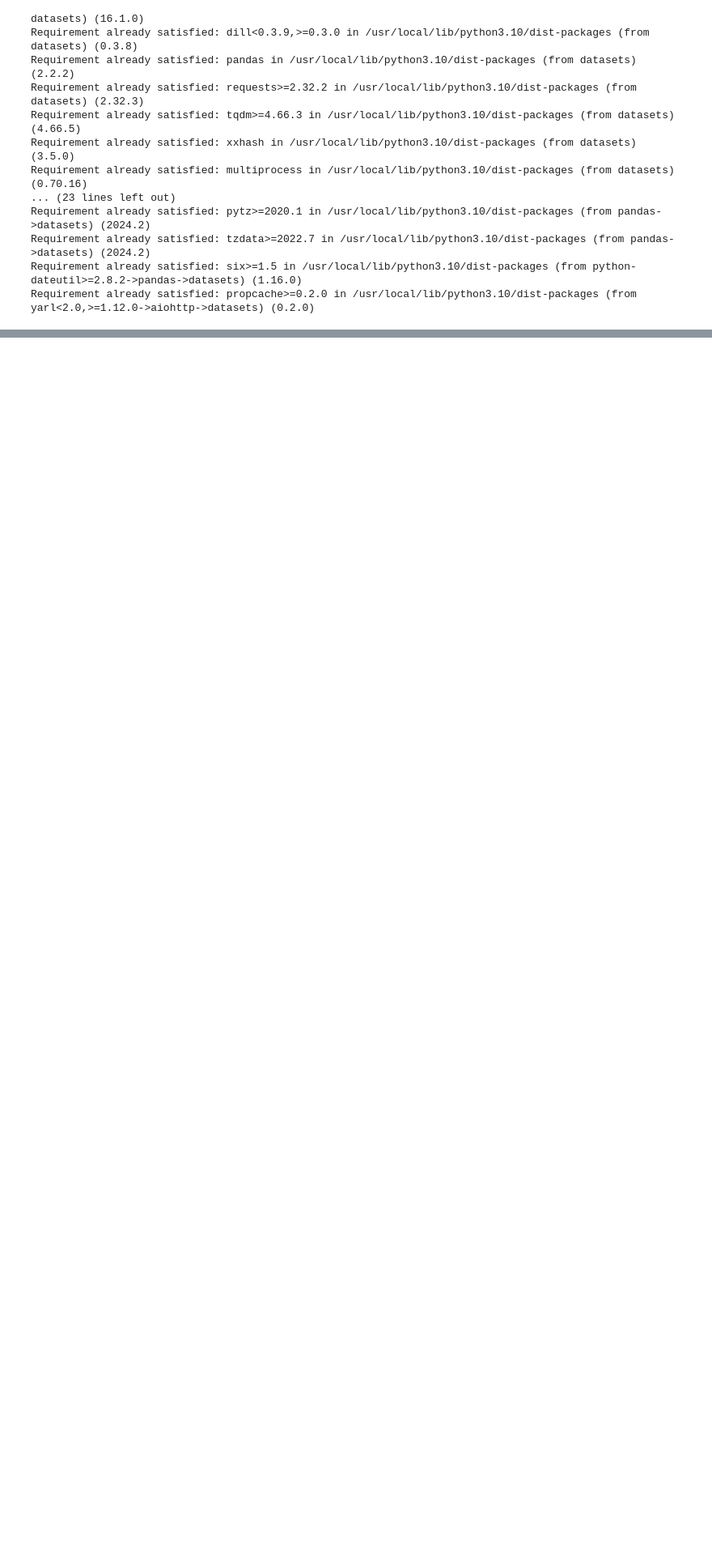
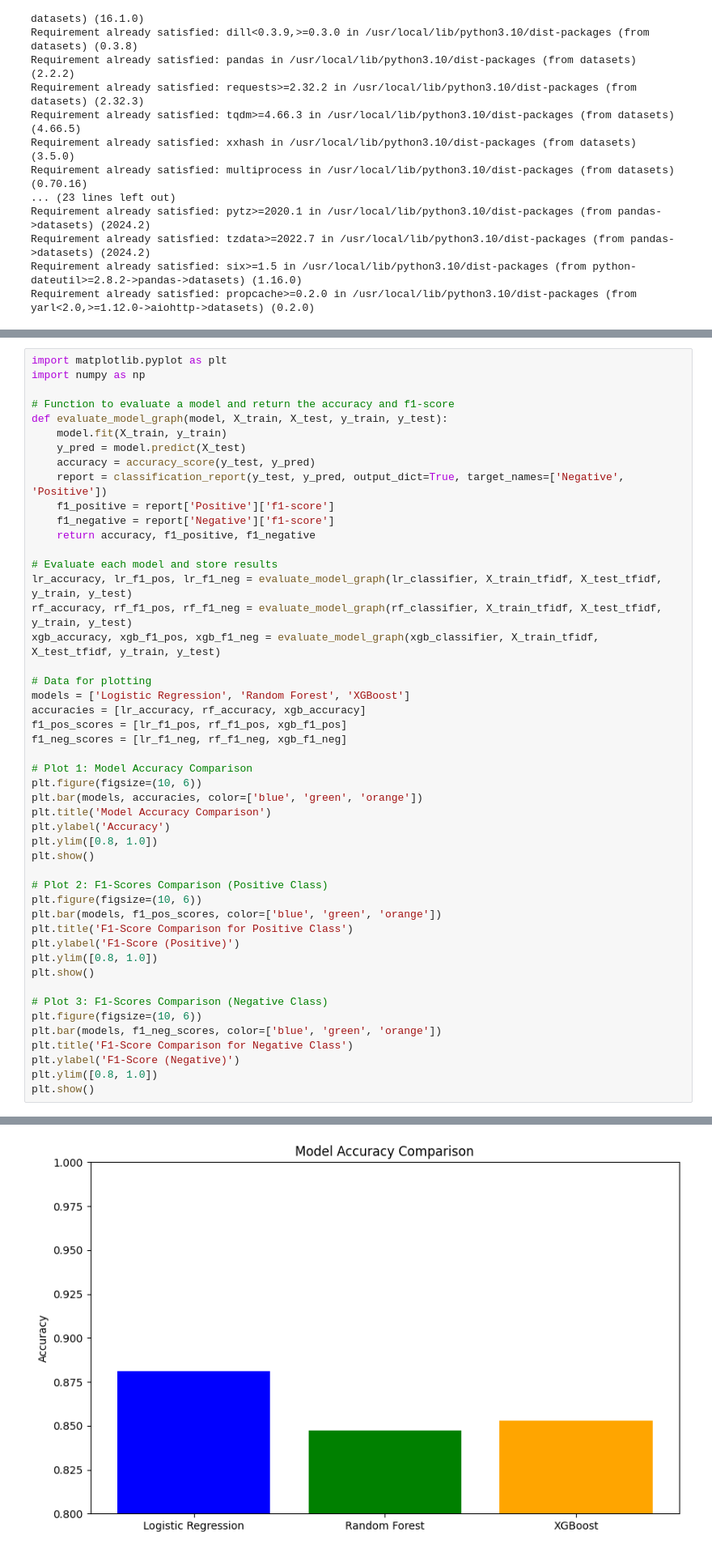
Before and after one commit to A790227/data-project-llm, a Jupyter notebook: Untitled0.ipynb, the cells around one changed output, grey strips where cells are left out. Shown: that part at 81% size. Cells and saved outputs as stored; diff of their text form; blank space fills up the shorter version.

```diff
--- a/Untitled0.ipynb
+++ b/Untitled0.ipynb
@@ -517,0 +778,49 @@ Similarity between 'movie' and 'film': 0.8677
+# %%
+import matplotlib.pyplot as plt
+import numpy as np
+
+# Function to evaluate a model and return the accuracy and f1-score
+def evaluate_model_graph(model, X_train, X_test, y_train, y_test):
+    model.fit(X_train, y_train)
+    y_pred = model.predict(X_test)
+    accuracy = accuracy_score(y_test, y_pred)
+    report = classification_report(y_test, y_pred, output_dict=True, target_names=['Negative', 'Positive'])
+    f1_positive = report['Positive']['f1-score']
+    f1_negative = report['Negative']['f1-score']
+    return accuracy, f1_positive, f1_negative
+
+# Evaluate each model and store results
+lr_accuracy, lr_f1_pos, lr_f1_neg = evaluate_model_graph(lr_classifier, X_train_tfidf, X_test_tfidf, y_train, y_test)
+rf_accuracy, rf_f1_pos, rf_f1_neg = evaluate_model_graph(rf_classifier, X_train_tfidf, X_test_tfidf, y_train, y_test)
+xgb_accuracy, xgb_f1_pos, xgb_f1_neg = evaluate_model_graph(xgb_classifier, X_train_tfidf, X_test_tfidf, y_train, y_test)
+
+# Data for plotting
+models = ['Logistic Regression', 'Random Forest', 'XGBoost']
+accuracies = [lr_accuracy, rf_accuracy, xgb_accuracy]
+f1_pos_scores = [lr_f1_pos, rf_f1_pos, xgb_f1_pos]
+f1_neg_scores = [lr_f1_neg, rf_f1_neg, xgb_f1_neg]
+
+# Plot 1: Model Accuracy Comparison
+plt.figure(figsize=(10, 6))
+plt.bar(models, accuracies, color=['blue', 'green', 'orange'])
+plt.title('Model Accuracy Comparison')
+plt.ylabel('Accuracy')
+plt.ylim([0.8, 1.0])
+plt.show()
+
+# Plot 2: F1-Scores Comparison (Positive Class)
+plt.figure(figsize=(10, 6))
+plt.bar(models, f1_pos_scores, color=['blue', 'green', 'orange'])
+plt.title('F1-Score Comparison for Positive Class')
+plt.ylabel('F1-Score (Positive)')
+plt.ylim([0.8, 1.0])
+plt.show()
+
+# Plot 3: F1-Scores Comparison (Negative Class)
+plt.figure(figsize=(10, 6))
+plt.bar(models, f1_neg_scores, color=['blue', 'green', 'orange'])
+plt.title('F1-Score Comparison for Negative Class')
+plt.ylabel('F1-Score (Negative)')
+plt.ylim([0.8, 1.0])
+plt.show()
+# %% [output]
@@ -517,0 +830 @@ Similarity between 'movie' and 'film': 0.8677
+[figure, added]
```
Also changed, not shown: parts of 24 cells of this notebook.
